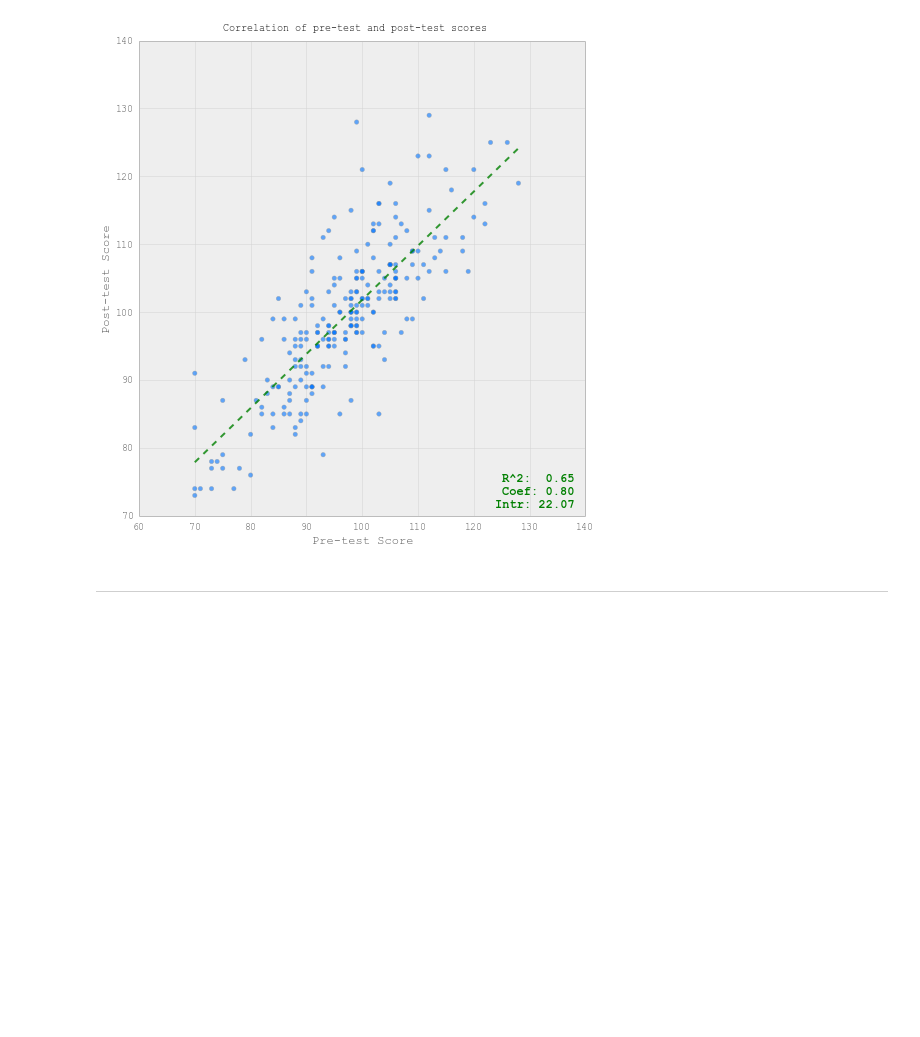
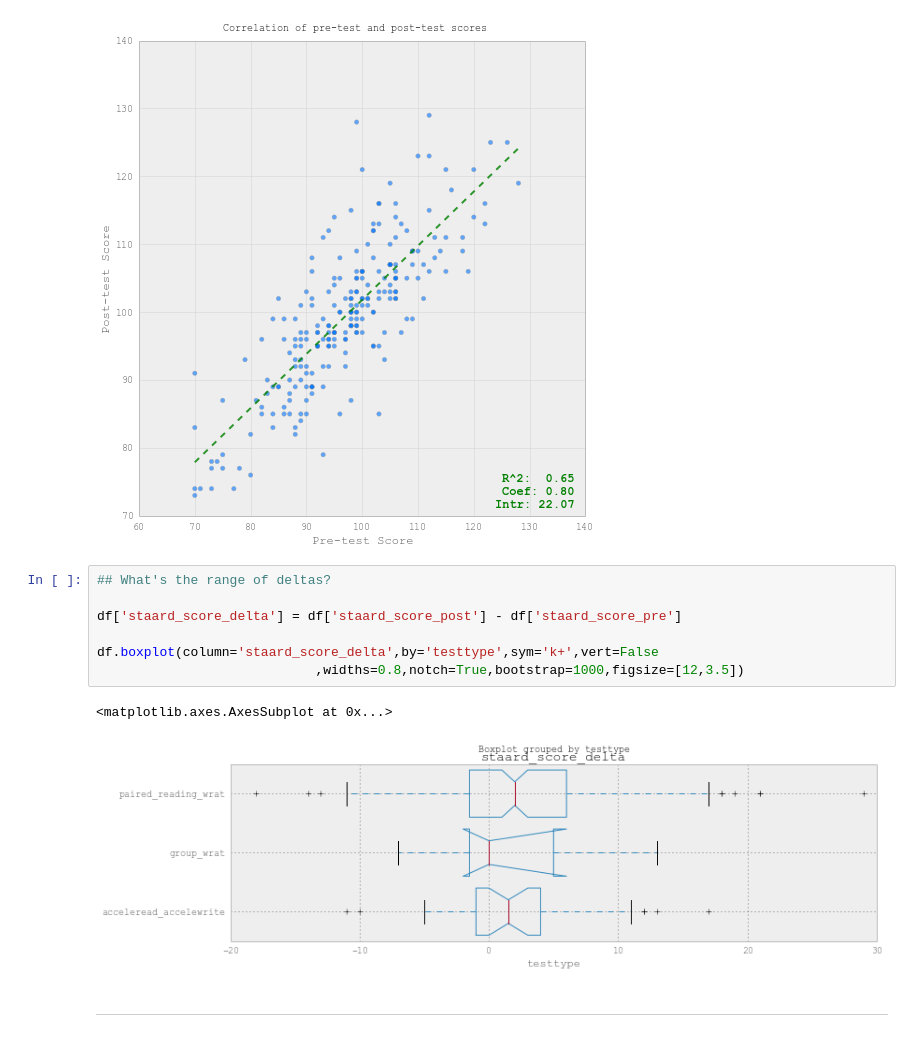
Before and after one commit to tcarnus/suas_literacy, a Jupyter notebook: 02_InitialExploration.ipynb, the cells around one changed output. Drawn from its saved outputs; the diff is of its cells as text; blank space fills up the shorter version.

```diff
--- a/02_InitialExploration.ipynb
+++ b/02_InitialExploration.ipynb
@@ -273,6 +287,16 @@ plt.show()
 ## TODO: ## scores pre vs post for test type
 # %% [output]
 [figure]
+# %%
+## What's the range of deltas?
+
+df['staard_score_delta'] = df['staard_score_post'] - df['staard_score_pre']
+
+df.boxplot(column='staard_score_delta',by='testtype',sym='k+',vert=False
+                            ,widths=0.8,notch=True,bootstrap=1000,figsize=[12,3.5])
+# %% [output]
+<matplotlib.axes.AxesSubplot at 0x...>
+[figure, added]
 # %% [markdown]
 ---
 # %% [markdown]
```
Also changed, not shown: parts of 13 cells of this notebook, 2 other files.
